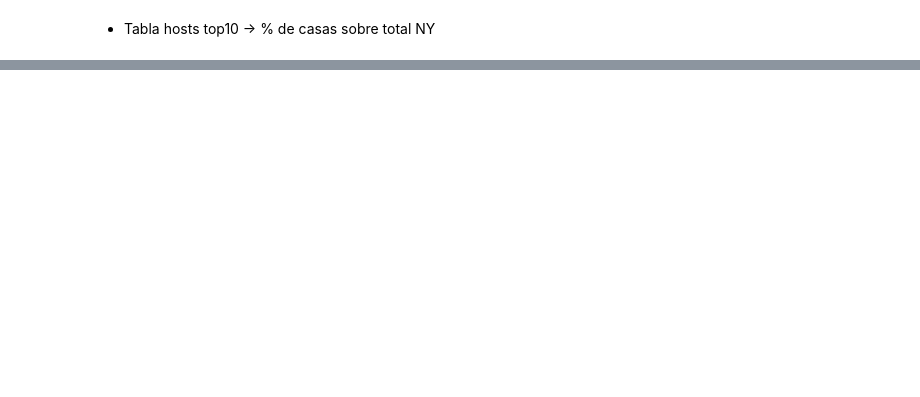
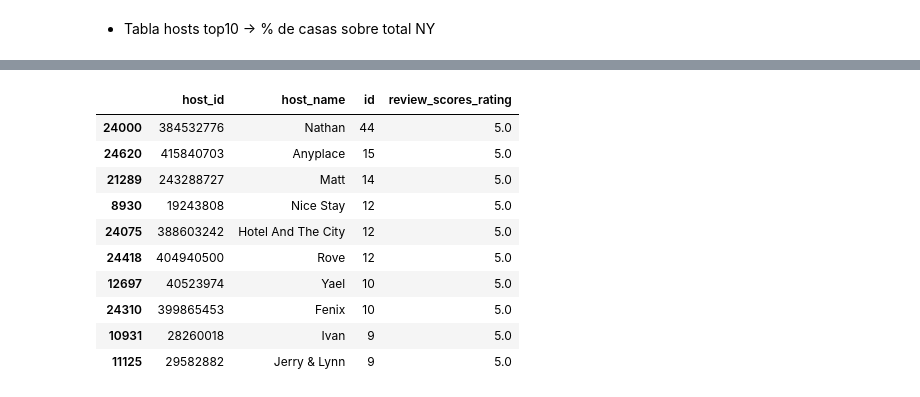
Before and after one commit to Divasson/VisualizacionDatosAirBnB, a Jupyter notebook: Dash/graphs/dash_graphs_info.ipynb, the cells around one changed output, grey strips where cells are left out. Drawn from its saved outputs; the diff is of its cells as text; code cells hidden in the pictures; blank space fills up the shorter version.

```diff
--- a/Dash/graphs/dash_graphs_info.ipynb
+++ b/Dash/graphs/dash_graphs_info.ipynb
@@ -330,0 +413,15 @@ fig.show()
+# %%
+# TOP 10 HOSTS CON EL MAYOR REVIEW SCORE DE AIRBNB EN NY
+hosts_df.sort_values(by=['review_scores_rating','id'], ascending=False).head(10)
+# %% [output]
+|  | host_id | host_name | id | review_scores_rating |
+| 24000 | 384532776 | Nathan | 44 | 5.0 |
+| 24620 | 415840703 | Anyplace | 15 | 5.0 |
+| 21289 | 243288727 | Matt | 14 | 5.0 |
+| 8930 | 19243808 | Nice Stay | 12 | 5.0 |
+| 24075 | 388603242 | Hotel And The City | 12 | 5.0 |
+| 24418 | 404940500 | Rove | 12 | 5.0 |
+| 12697 | 40523974 | Yael | 10 | 5.0 |
+| 24310 | 399865453 | Fenix | 10 | 5.0 |
+| 10931 | 28260018 | Ivan | 9 | 5.0 |
+| 11125 | 29582882 | Jerry & Lynn | 9 | 5.0 |
```
Also changed, not shown: parts of 10 cells of this notebook.
